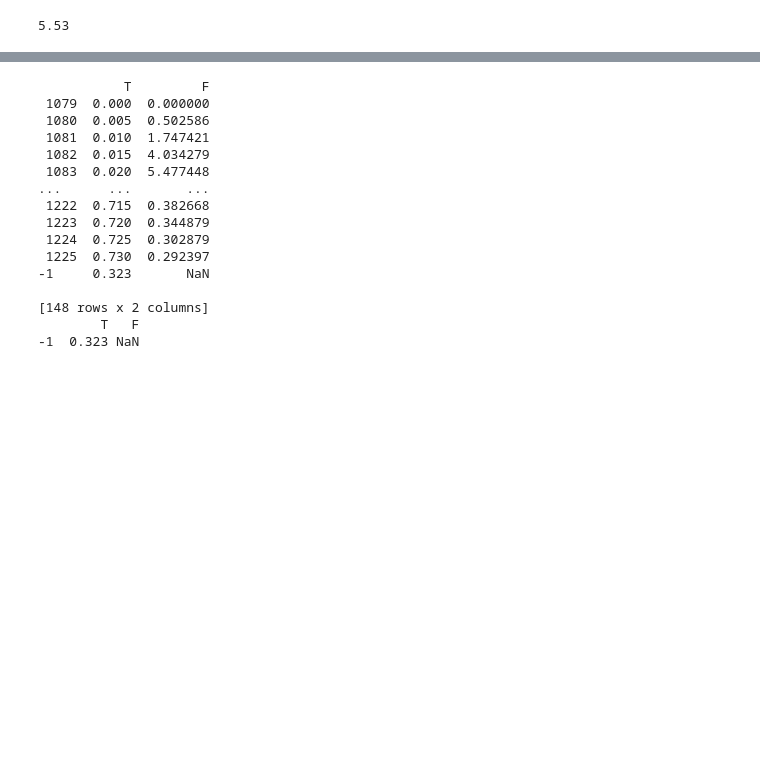
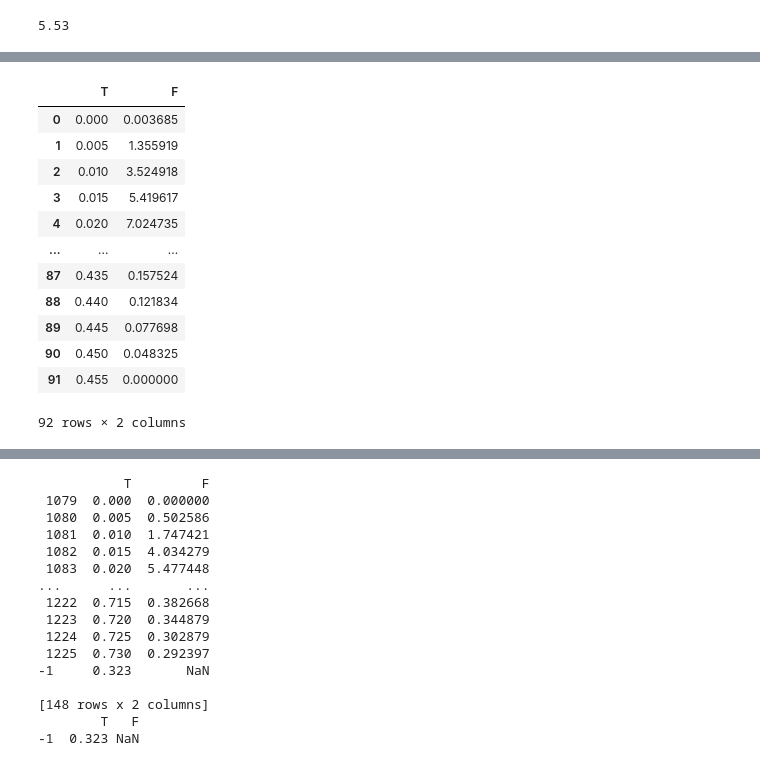
Before and after one commit to FormulaForest/Formula-Forest, a Jupyter notebook: Propulsion theory/exp_results.ipynb, the cells around one changed output, grey strips where cells are left out. Cells and saved outputs as stored; diff of their text form; code cells hidden in the pictures; blank space fills up the shorter version.

```diff
--- a/Propulsion theory/exp_results.ipynb
+++ b/Propulsion theory/exp_results.ipynb
@@ -103,0 +118,16 @@ df_crop.to_csv('F_prop.csv', index=False)
+# %%
+df2
+# %% [output]
+|  | T | F |
+| 0 | 0.000 | 0.003685 |
+| 1 | 0.005 | 1.355919 |
+| 2 | 0.010 | 3.524918 |
+| 3 | 0.015 | 5.419617 |
+| 4 | 0.020 | 7.024735 |
+| ... | ... | ... |
+| 87 | 0.435 | 0.157524 |
+| 88 | 0.440 | 0.121834 |
+| 89 | 0.445 | 0.077698 |
+| 90 | 0.450 | 0.048325 |
+| 91 | 0.455 | 0.000000 |
+92 rows × 2 columns
```
Also changed, not shown: parts of 15 cells of this notebook, 5 other files.
